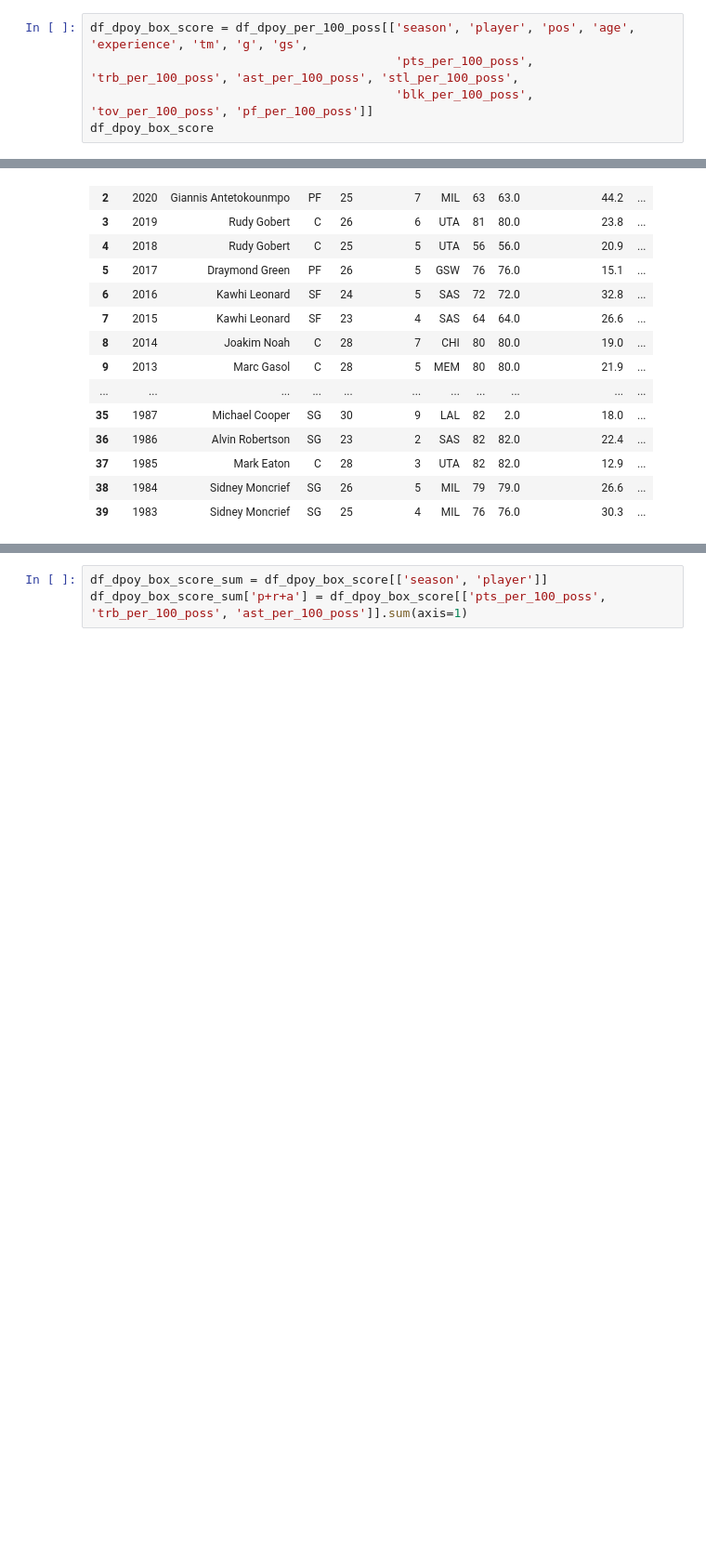
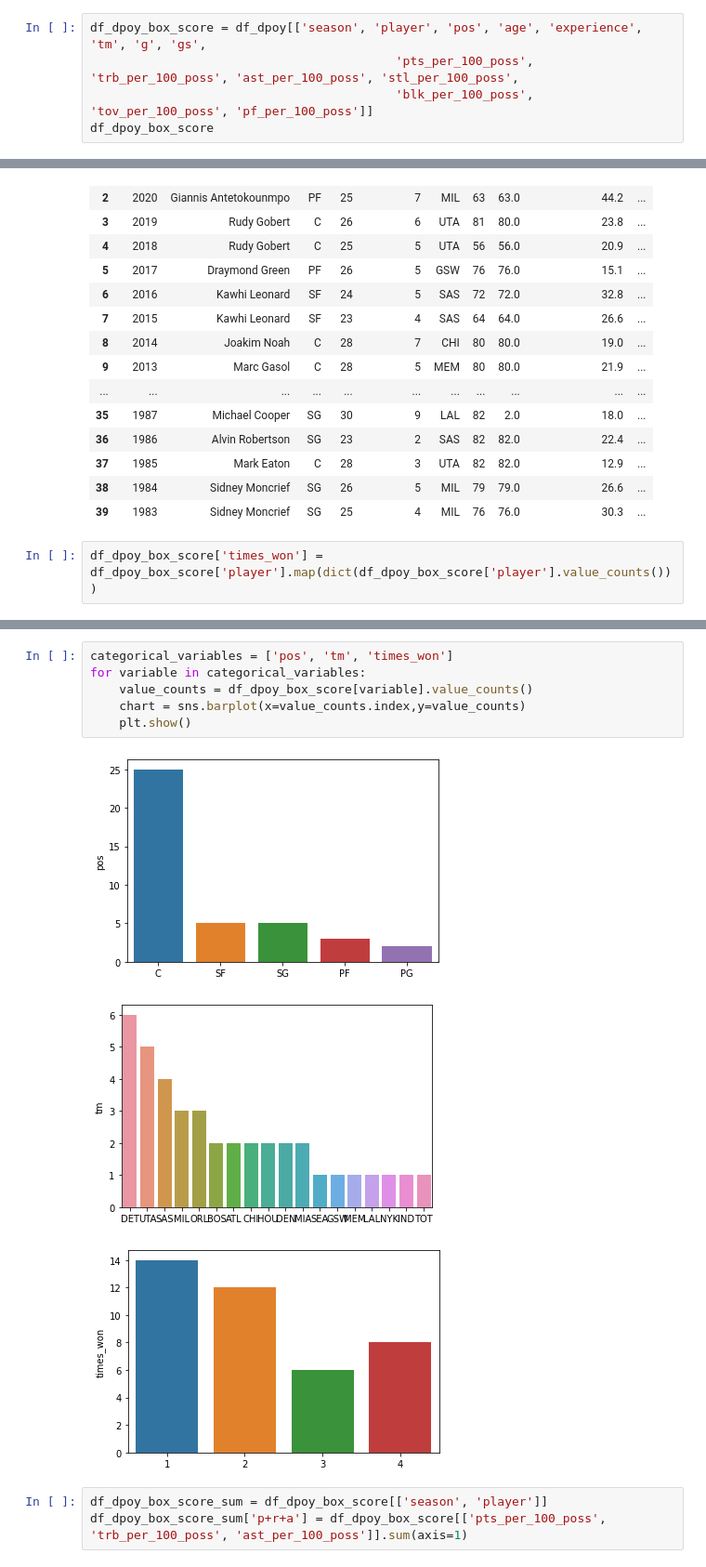
Before and after one commit to botond0401/nba, a Jupyter notebook: dpoy.ipynb, the cells around one changed output, grey strips where cells are left out. Shown at 93% size. Cells and saved outputs as stored; diff of their text form; blank space fills up the shorter version.

Commit message:
plots created

```diff
--- a/dpoy.ipynb
+++ b/dpoy.ipynb
@@ -55,5 +57,5 @@ df_extremes
 # %%
-df_dpoy_box_score = df_dpoy_per_100_poss[['season', 'player', 'pos', 'age', 'experience', 'tm', 'g', 'gs',
+df_dpoy_box_score = df_dpoy[['season', 'player', 'pos', 'age', 'experience', 'tm', 'g', 'gs',
                                           'pts_per_100_poss', 'trb_per_100_poss', 'ast_per_100_poss', 'stl_per_100_poss',
                                           'blk_per_100_poss', 'tov_per_100_poss', 'pf_per_100_poss']]
 df_dpoy_box_score
@@ -75,3 +77,5 @@ df_dpoy_box_score
 | 37 | 1985 | Mark Eaton | C | 28 | 3 | UTA | 82 | 82.0 | 12.9 | ... |
 | 38 | 1984 | Sidney Moncrief | SG | 26 | 5 | MIL | 79 | 79.0 | 26.6 | ... |
 | 39 | 1983 | Sidney Moncrief | SG | 25 | 4 | MIL | 76 | 76.0 | 30.3 | ... |
+# %%
+df_dpoy_box_score['times_won'] = df_dpoy_box_score['player'].map(dict(df_dpoy_box_score['player'].value_counts()))
@@ -78,3 +90,13 @@ df_dpoy_box_score
+# %%
+categorical_variables = ['pos', 'tm', 'times_won']
+for variable in categorical_variables:
+    value_counts = df_dpoy_box_score[variable].value_counts()
+    chart = sns.barplot(x=value_counts.index,y=value_counts)
+    plt.show()
+# %% [output]
+[figure, added]
+[figure, added]
+[figure, added]
 # %%
 df_dpoy_box_score_sum = df_dpoy_box_score[['season', 'player']]
 df_dpoy_box_score_sum['p+r+a'] = df_dpoy_box_score[['pts_per_100_poss', 'trb_per_100_poss', 'ast_per_100_poss']].sum(axis=1)
```
Also changed, not shown: parts of 8 cells of this notebook.
